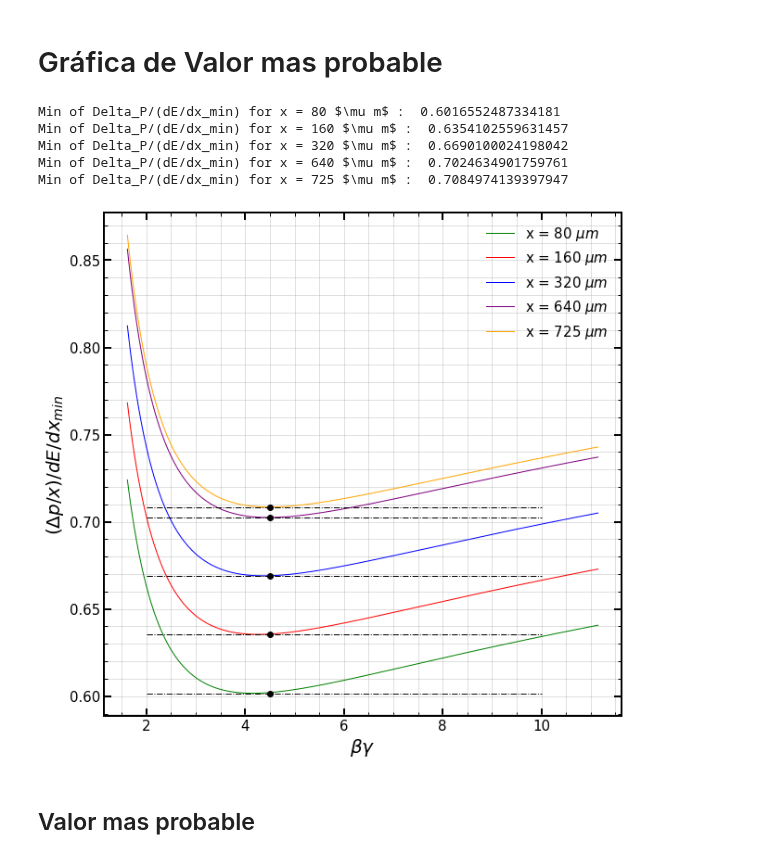
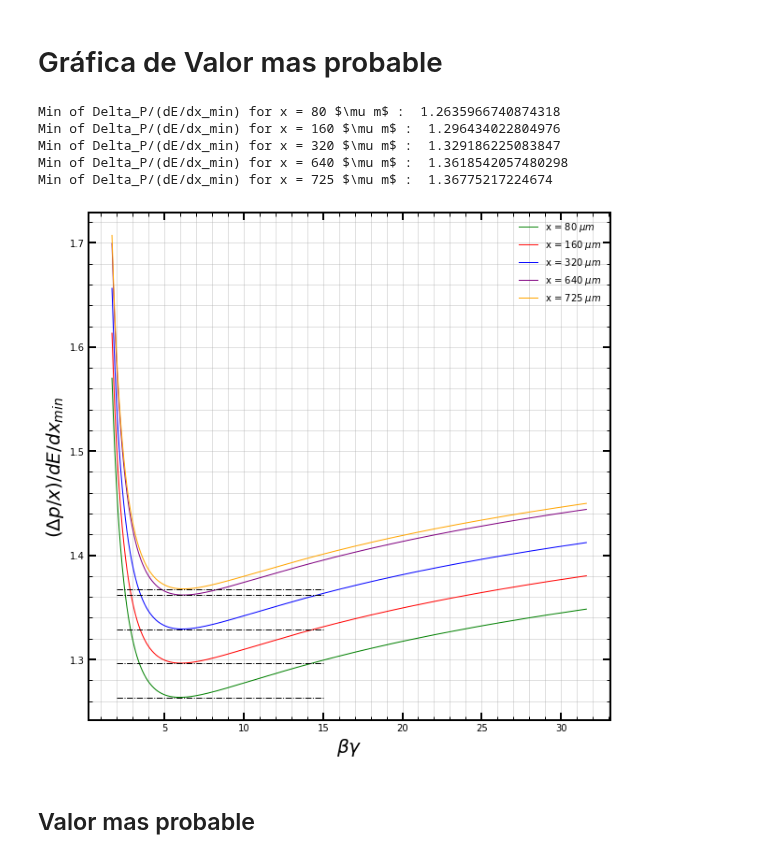
Before and after one commit to mausanram/CodigosICN, a Jupyter notebook: Catalogo_Eventos/Muons_Energy.ipynb, the cells around one changed output. Cells and saved outputs as stored; diff of their text form; code cells hidden in the pictures.

```diff
--- a/Catalogo_Eventos/Muons_Energy.ipynb
+++ b/Catalogo_Eventos/Muons_Energy.ipynb
@@ -306,45 +308,47 @@ def delta_P(velocity, thickness):
     # dP_scaled = dP/thickness
     return [dP, dP_delta_eta]
 # %%
-muon_velocities = np.linspace(0.85, 0.996,1000000)
+muon_mass = 105.66 #MeV/c²
+
+muon_velocities = np.linspace(0.86, 0.9995,1000000)
 beta_gamma = muon_velocities /np.sqrt(1 - muon_velocities**2)
 energy = beta_gamma * muon_mass
 list_thickness = [0.0187, 0.0374, 0.0747, 0.149, 0.168789063]  # g/cm^2
 # list_thickness = [0.168789063]  # g/cm^2
 
 list_micra_thickness = [80, 160, 320, 640, 725] #micras
 # list_micra_thickness = [725] #micras
 
 list_colors = ['g', 'r', 'b', 'purple', 'orange']
 
 fig, axs = plt.subplots(figsize=[10,10])
 for index in np.arange(0, len(list_thickness)):
     delP_scaled, delP_delta_scaled = delta_P(muon_velocities, list_thickness[index])
     curve_name = 'x = ' + str(list_micra_thickness[index]) + r' $\mu m$ '
     # print('Min of Delta_P: ', np.min(delP_scaled))
     print('Min of Delta_P/(dE/dx_min) for ' + curve_name + ': ', np.min(delP_delta_scaled/1.66))
 
     # axs.plot(beta_gamma, delP_scaled/1.66, label=curve_name)
     axs.plot(beta_gamma, delP_delta_scaled/1.66, label=curve_name, color= list_colors[index])
-    axs.hlines(y= np.min(delP_delta_scaled/1.66), xmin = 2, xmax = 10, linestyles='dashdot', colors='black')
-    axs.plot( 4.5, np.min(delP_delta_scaled/1.66), 'ok')
+    axs.hlines(y= np.min(delP_delta_scaled/1.66), xmin = 2, xmax = 15, linestyles='dashdot', colors='black')
+    # axs.plot( 4.5, np.min(delP_delta_scaled/1.66), 'ok')
 
 # axs.set_xscale('log')
 axs.grid(which='both')
 axs.set_xlabel(r'$\beta \gamma$', loc='center', weight='normal', size=20)
 axs.set_ylabel(r'$(\Delta p / x)/dE/dx_{min}$', loc='center', weight='normal', size=20 )
 # axs.set_yticklabels([4,])
 # fig.suptitle('Gráfica de ecuación de Bethe-Bloch para Silicio', y = 0.92, size = 20)
 # axs.set_ylim(0.1, 0.4)
 axs.legend()
 plt.show()
 # %% [output]
-Min of Delta_P/(dE/dx_min) for x = 80 $\mu m$ :  0.6016552487334181
-Min of Delta_P/(dE/dx_min) for x = 160 $\mu m$ :  0.6354102559631457
-Min of Delta_P/(dE/dx_min) for x = 320 $\mu m$ :  0.6690100024198042
-Min of Delta_P/(dE/dx_min) for x = 640 $\mu m$ :  0.7024634901759761
-Min of Delta_P/(dE/dx_min) for x = 725 $\mu m$ :  0.7084974139397947
+Min of Delta_P/(dE/dx_min) for x = 80 $\mu m$ :  1.2635966740874318
+Min of Delta_P/(dE/dx_min) for x = 160 $\mu m$ :  1.296434022804976
+Min of Delta_P/(dE/dx_min) for x = 320 $\mu m$ :  1.329186225083847
+Min of Delta_P/(dE/dx_min) for x = 640 $\mu m$ :  1.3618542057480298
+Min of Delta_P/(dE/dx_min) for x = 725 $\mu m$ :  1.36775217224674
-[figure, old version]
+[figure, new version]
 # %% [markdown]
 ## Valor mas probable
 # %%
```
Also changed, not shown: parts of 1 cell of this notebook, 33 other files.
